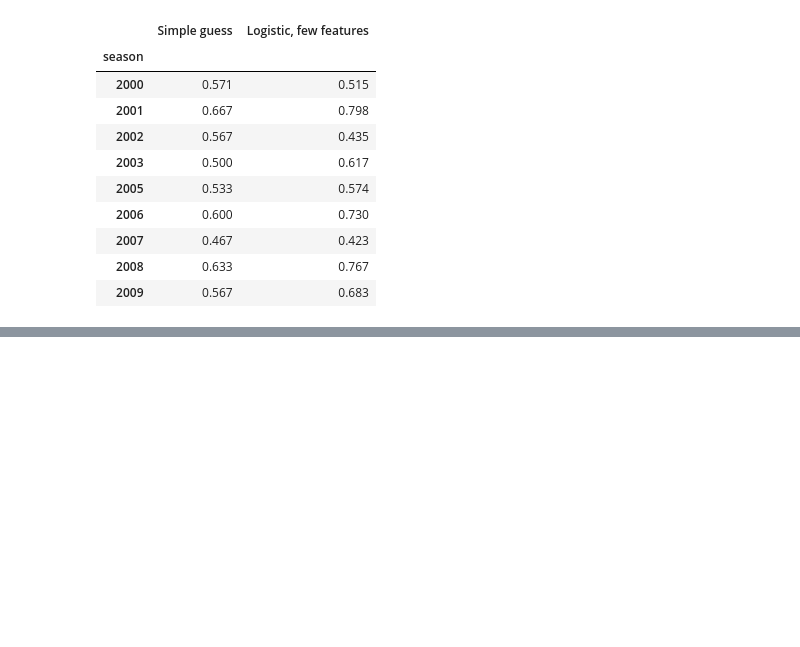
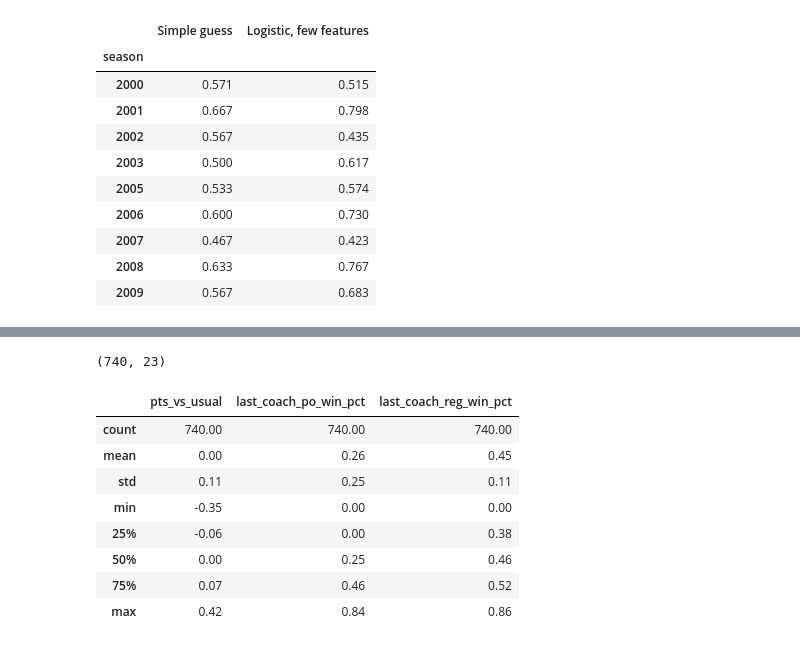
Before and after one commit to up202303702/AC, a Jupyter notebook: notebooks/03_modeling.ipynb, the cells around one changed output, grey strips where cells are left out. Saved outputs shown, nothing was run; the diff lists cells and outputs as text; code cells hidden in the pictures; blank space fills up the shorter version.

```diff
--- a/notebooks/03_modeling.ipynb
+++ b/notebooks/03_modeling.ipynb
@@ -422,0 +628,42 @@ dtype: float64
+# %%
+coaches_raw = pd.read_csv("../hockey_development_data/Coaches.csv")
+teams_raw = pd.read_csv("../hockey_development_data/Teams.csv")
+
+# Last season's last coach: playoff and regular-season win %
+c = coaches_raw[coaches_raw["notes"].isna()].merge(teams_raw[["year", "tmID", "lgID", "franchID"]], on=["year", "tmID", "lgID"])
+c = c[c["lgID"] == "NHL"]
+c = c.groupby(["franchID", "year", "coachID"], as_index=False).agg(
+    stint=("stint", "min"), g=("g", "sum"), w=("w", "sum"), postg=("postg", "sum"), postw=("postw", "sum"))
+last_coach = c.sort_values("stint").groupby(["franchID", "year"]).tail(1).copy()
+last_coach["last_coach_po_win_pct"] = (last_coach["postw"] / last_coach["postg"].replace(0, np.nan)).fillna(0)
+last_coach["last_coach_reg_win_pct"] = last_coach["w"] / last_coach["g"].replace(0, np.nan)
+
+# Attach them to the club's NEXT NHL season (2005 follows 2003)
+nhl_seasons = teams_raw[teams_raw["lgID"] == "NHL"][["franchID", "year"]].sort_values(["franchID", "year"])
+nhl_seasons["prev_year"] = nhl_seasons.groupby("franchID")["year"].shift(1)
+nhl_seasons = nhl_seasons.merge(last_coach.rename(columns={"year": "prev_year"})[
+    ["franchID", "prev_year", "last_coach_po_win_pct", "last_coach_reg_win_pct"]], on=["franchID", "prev_year"], how="left")
+
+b_table = team_table_w_coaches.merge(nhl_seasons[["franchID", "year", "last_coach_po_win_pct", "last_coach_reg_win_pct"]],
+                                     on=["franchID", "year"], how="left")
+
+# Below its usual level: last season minus the average of the last 3 seasons
+b_table = b_table.sort_values(["franchID", "year"])
+avg3 = b_table.groupby("franchID")["last_pts_vs_avg"].transform(lambda s: s.rolling(3, min_periods=1).mean())
+b_table["pts_vs_usual"] = b_table["last_pts_vs_avg"] - avg3
+
+# New teams have no coach change to predict
+b_table = b_table.dropna(subset=["coach_change"]).sort_values(["year", "franchID"]).reset_index(drop=True)
+print(b_table.shape)
+b_table[["pts_vs_usual", "last_coach_po_win_pct", "last_coach_reg_win_pct"]].describe().round(2)
+# %% [output]
+(740, 23)
+|  | pts_vs_usual | last_coach_po_win_pct | last_coach_reg_win_pct |
+| count | 740.00 | 740.00 | 740.00 |
+| mean | 0.00 | 0.26 | 0.45 |
+| std | 0.11 | 0.25 | 0.11 |
+| min | -0.35 | 0.00 | 0.00 |
+| 25% | -0.06 | 0.00 | 0.38 |
+| 50% | 0.00 | 0.25 | 0.46 |
+| 75% | 0.07 | 0.46 | 0.52 |
+| max | 0.42 | 0.84 | 0.86 |
```
Also changed, not shown: parts of 28 cells of this notebook, 16 other files.
